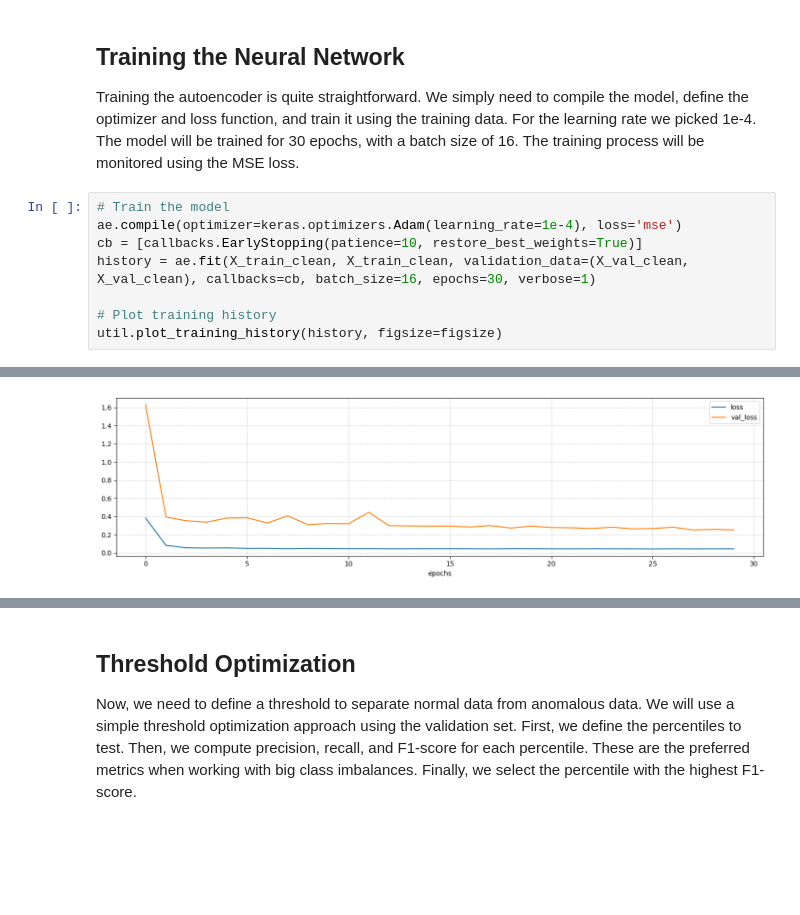
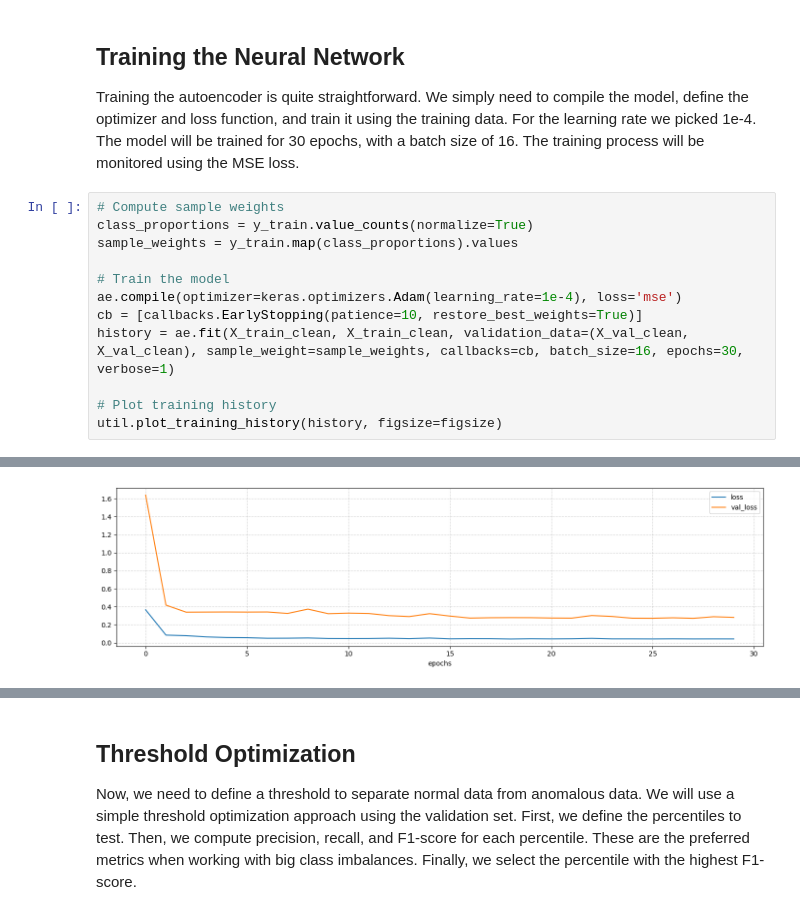
Before and after one commit to llamadeus/ai-industry, a Jupyter notebook: notebooks/explore_autoencoder.ipynb, the cells around one changed output, grey strips where cells are left out. Cells and saved outputs as stored; diff of their text form; blank space fills up the shorter version.

Commit message:
feat(notebook): Add sample weights to autoencoder training

```diff
--- a/notebooks/explore_autoencoder.ipynb
+++ b/notebooks/explore_autoencoder.ipynb
@@ -117,10 +117,14 @@ Model: "functional"
 ## Training the Neural Network
 Training the autoencoder is quite straightforward. We simply need to compile the model, define the optimizer and loss function, and train it using the training data. For the learning rate we picked 1e-4. The model will be trained for 30 epochs, with a batch size of 16. The training process will be monitored using the MSE loss.
 # %%
+# Compute sample weights
+class_proportions = y_train.value_counts(normalize=True)
+sample_weights = y_train.map(class_proportions).values
+
 # Train the model
 ae.compile(optimizer=keras.optimizers.Adam(learning_rate=1e-4), loss='mse')
 cb = [callbacks.EarlyStopping(patience=10, restore_best_weights=True)]
-history = ae.fit(X_train_clean, X_train_clean, validation_data=(X_val_clean, X_val_clean), callbacks=cb, batch_size=16, epochs=30, verbose=1)
+history = ae.fit(X_train_clean, X_train_clean, validation_data=(X_val_clean, X_val_clean), sample_weight=sample_weights, callbacks=cb, batch_size=16, epochs=30, verbose=1)
 
 # Plot training history
 util.plot_training_history(history, figsize=figsize)
@@ -145 +149 @@ Epoch 30/30
-[figure, old version]
+[figure, new version]
```
Also changed, not shown: parts of 7 cells of this notebook.
